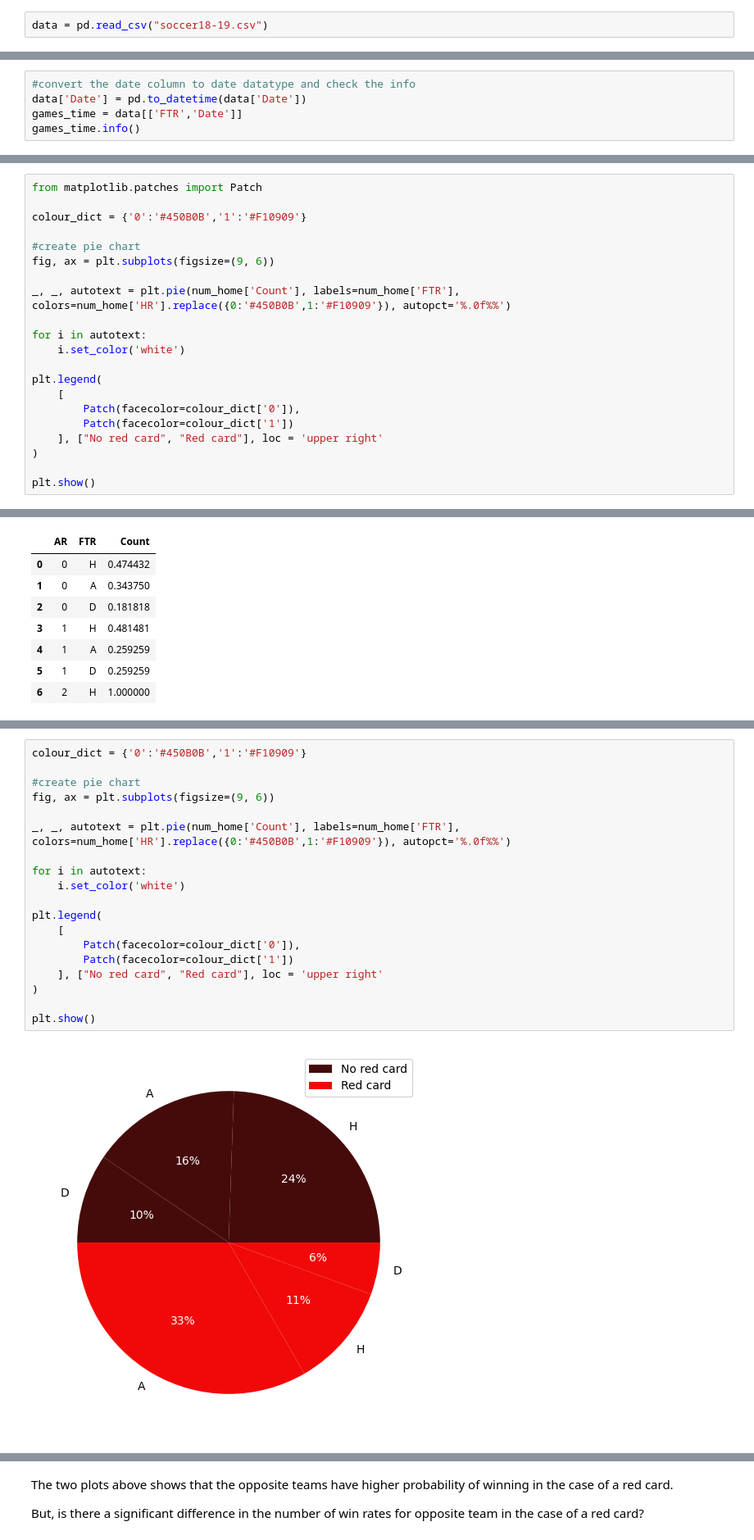
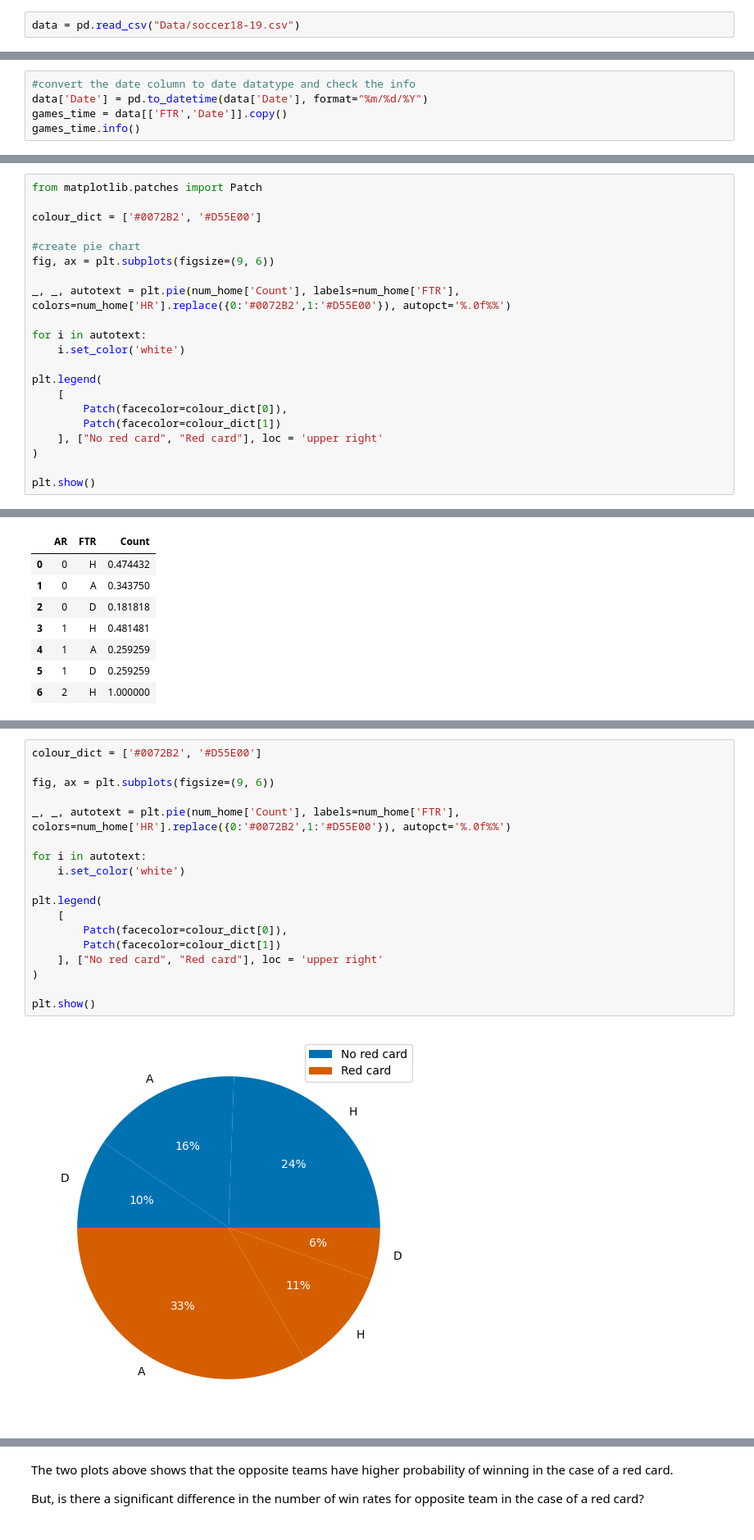
Before and after one commit to JimRaph/JImRaph.github.io, a Jupyter notebook: Soccer Data/notebook.ipynb, the cells around one changed output, grey strips where cells are left out. Shown: that part at 82% size. Drawn from its saved outputs; the diff is of its cells as text.

```diff
--- a/Soccer Data/notebook.ipynb
+++ b/Soccer Data/notebook.ipynb
@@ -54,3 +57,3 @@ import seaborn as sns
 # %%
-data = pd.read_csv("soccer18-19.csv")
+data = pd.read_csv("Data/soccer18-19.csv")
 # %% [markdown]
@@ -125,7 +144,7 @@ plt.show()
 # %%
 #convert the date column to date datatype and check the info
-data['Date'] = pd.to_datetime(data['Date'])
-games_time = data[['FTR','Date']]
+data['Date'] = pd.to_datetime(data['Date'], format="%m/%d/%Y")
+games_time = data[['FTR','Date']].copy()
 games_time.info()
 # %% [output]
 <class 'pandas.core.frame.DataFrame'>
@@ -233,20 +260,20 @@ num_home
 # %%
 from matplotlib.patches import Patch
 
-colour_dict = {'0':'#450B0B','1':'#F10909'}
+colour_dict = ['#0072B2', '#D55E00']
 
 #create pie chart
 fig, ax = plt.subplots(figsize=(9, 6))
 
-_, _, autotext = plt.pie(num_home['Count'], labels=num_home['FTR'], colors=num_home['HR'].replace({0:'#450B0B',1:'#F10909'}), autopct='%.0f%%')
+_, _, autotext = plt.pie(num_home['Count'], labels=num_home['FTR'], colors=num_home['HR'].replace({0:'#0072B2',1:'#D55E00'}), autopct='%.0f%%')
 
 for i in autotext:
     i.set_color('white')
 
 plt.legend(
     [
-        Patch(facecolor=colour_dict['0']),
-        Patch(facecolor=colour_dict['1'])
+        Patch(facecolor=colour_dict[0]),
+        Patch(facecolor=colour_dict[1])
     ], ["No red card", "Red card"], loc = 'upper right'
 )
 
@@ -286,21 +322,20 @@ num_away
 # %%
-colour_dict = {'0':'#450B0B','1':'#F10909'}
+colour_dict = ['#0072B2', '#D55E00']
 
-#create pie chart
 fig, ax = plt.subplots(figsize=(9, 6))
 
-_, _, autotext = plt.pie(num_home['Count'], labels=num_home['FTR'], colors=num_home['HR'].replace({0:'#450B0B',1:'#F10909'}), autopct='%.0f%%')
+_, _, autotext = plt.pie(num_home['Count'], labels=num_home['FTR'], colors=num_home['HR'].replace({0:'#0072B2',1:'#D55E00'}), autopct='%.0f%%')
 
 for i in autotext:
     i.set_color('white')
 
 plt.legend(
     [
-        Patch(facecolor=colour_dict['0']),
-        Patch(facecolor=colour_dict['1'])
+        Patch(facecolor=colour_dict[0]),
+        Patch(facecolor=colour_dict[1])
     ], ["No red card", "Red card"], loc = 'upper right'
 )
 
 plt.show()
 # %% [output]
-[figure, old version]
+[figure, new version]
```
Also changed, not shown: parts of 66 cells of this notebook.
